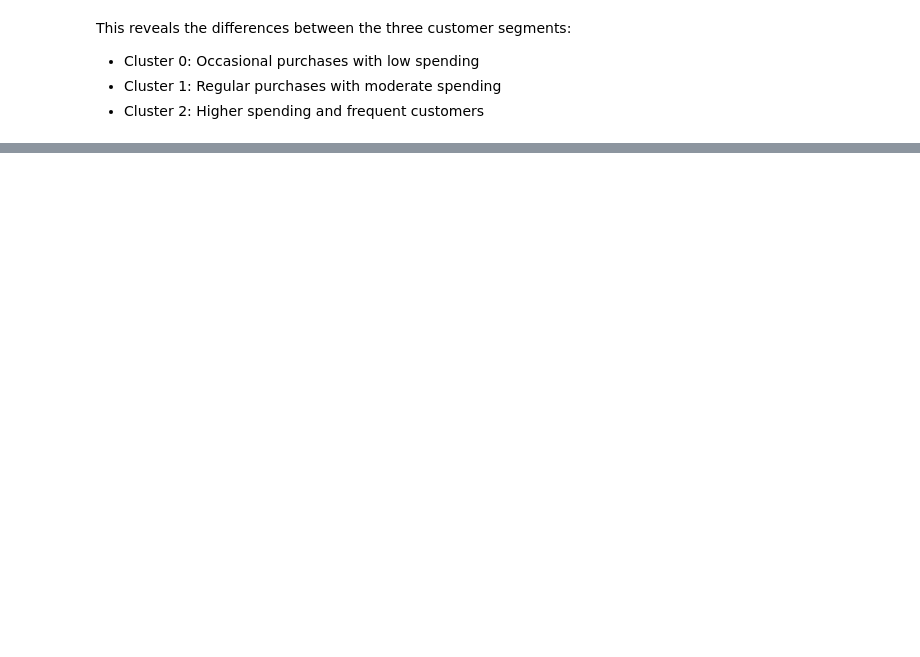
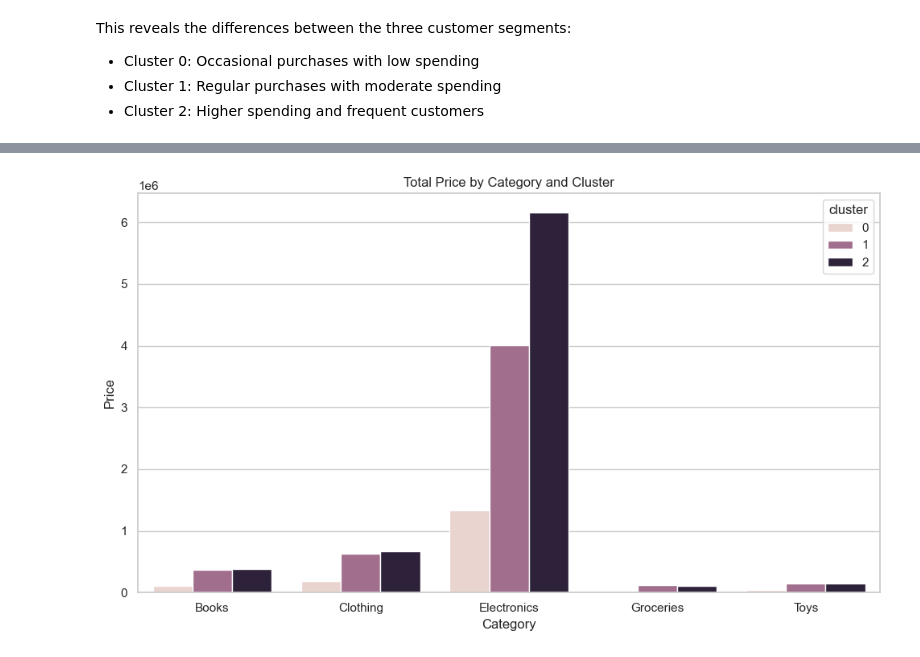
Before and after one commit to PolyU-Computer-Science/Year3-COMP3134-BI-Group-Project, a Jupyter notebook: Group_6.ipynb, the cells around one changed output, grey strips where cells are left out. Saved outputs shown, nothing was run; the diff lists cells and outputs as text; code cells hidden in the pictures; blank space fills up the shorter version.

```diff
--- a/Group_6.ipynb
+++ b/Group_6.ipynb
@@ -465,0 +493,10 @@ This reveals the differences between the three customer segments:
+# %%
+category_by_cluster = merged_with_cluster.groupby(['cluster','Category'])['Price'].sum().reset_index()
+sns.barplot(data=category_by_cluster, x='Category', y='Price', hue='cluster')
+plt.xticks(rotation=0)
+plt.title('Total Price by Category and Cluster')
+plt.tight_layout()
+plt.savefig(IMAGE_OUTPUT_DIR / 'total_price_by_category_and_cluster.png')
+plt.show()
+# %% [output]
+[figure, added]
```
Also changed, not shown: parts of 13 cells of this notebook, 7 other files.
